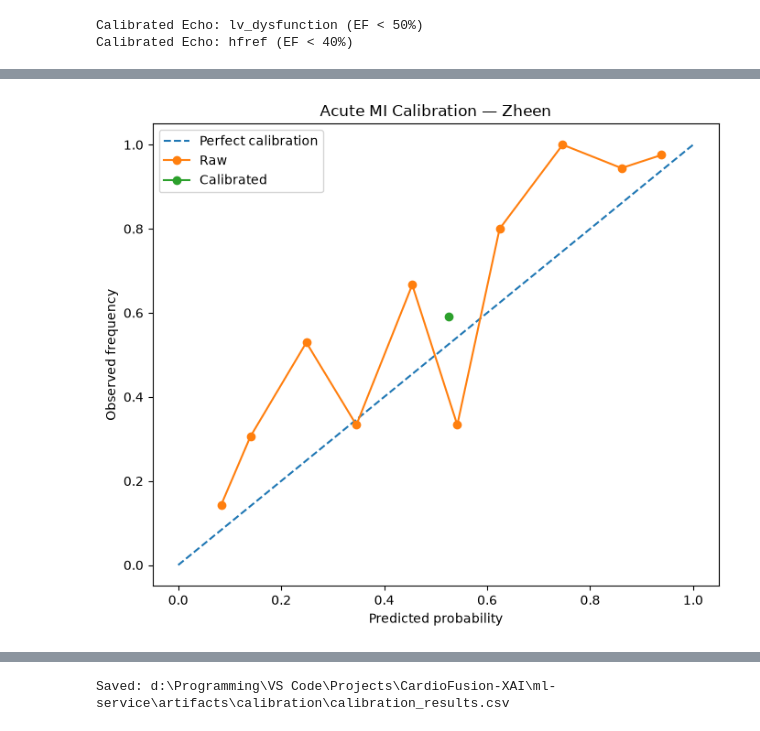
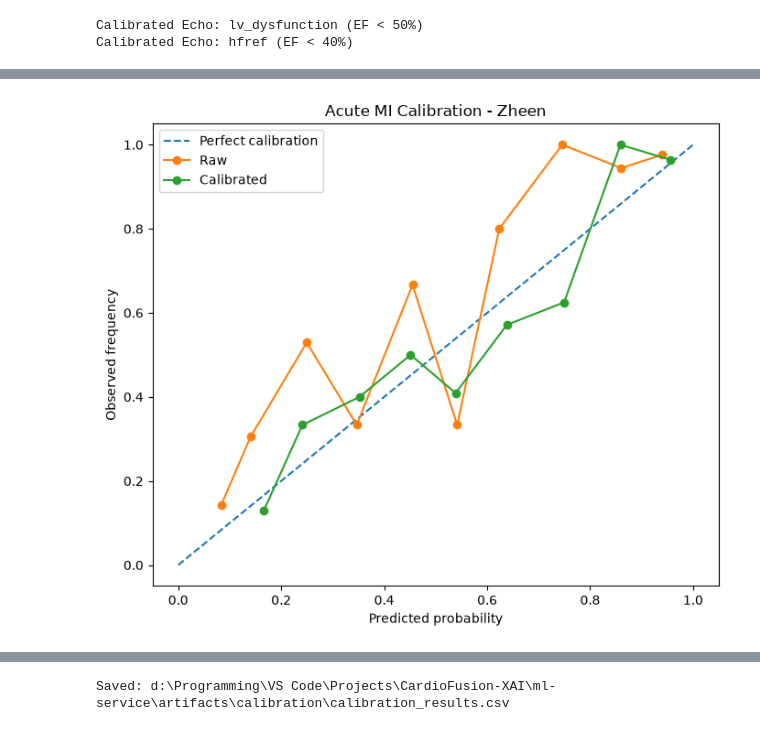
Before and after one commit to harshit2004h/CardioFusion-XAI, a Jupyter notebook: ml-service/notebooks/05_fusion/calibration.ipynb, the cells around one changed output, grey strips where cells are left out. Drawn from its saved outputs; the diff is of its cells as text; code cells hidden in the pictures.

```diff
--- a/ml-service/notebooks/05_fusion/calibration.ipynb
+++ b/ml-service/notebooks/05_fusion/calibration.ipynb
@@ -708,33 +683,43 @@ display(
 # %%
 from sklearn.calibration import calibration_curve
 
-subset = biomarker_val[
-    biomarker_val["dataset"]
-    == "zheen"
-].copy()
+required_columns = {
+    "dataset",
+    "target",
+    "true",
+    "prediction",
+}
 
-y_true = subset[
-    "true"
-].to_numpy()
-
-raw_prob = subset[
-    "acute_mi_prob"
-].to_numpy()
-
-calibrator_path = (
-    CALIBRATION_DIR
-    / "biomarker"
-    / "acute_mi.pkl"
+missing_columns = required_columns.difference(
+    biomarker_val.columns
 )
 
+if missing_columns:
+    raise ValueError(
+        "Biomarker validation predictions are missing columns: "
+        f"{sorted(missing_columns)}"
+    )
+
+subset = biomarker_val.loc[
+    (biomarker_val["dataset"] == "zheen")
+    & (biomarker_val["target"] == "acute_mi"),
+    ["true", "prediction"],
+].dropna()
+
+if subset.empty:
+    raise ValueError(
+        "No validation predictions found for zheen/acute_mi."
+    )
+
+y_true = subset["true"].to_numpy(dtype=int)
+raw_prob = subset["prediction"].to_numpy(dtype=float)
+
 calibrator = PlattCalibrator.load(
-    calibrator_path
+    acute_mi_calibrator_path
 )
 
-calibrated_prob = (
-    calibrator.predict_proba(
-        raw_prob
-    )
+calibrated_prob = calibrator.predict_proba(
+    raw_prob
 )
 
 raw_fraction, raw_mean = calibration_curve(
@@ -755,35 +740,35 @@ plt.figure(figsize=(7, 6))
 
 plt.plot(
     [0, 1],
     [0, 1],
     linestyle="--",
     label="Perfect calibration",
 )
 
 plt.plot(
     raw_mean,
     raw_fraction,
     marker="o",
     label="Raw",
 )
 
 plt.plot(
     cal_mean,
     cal_fraction,
     marker="o",
     label="Calibrated",
 )
 
 plt.xlabel("Predicted probability")
 plt.ylabel("Observed frequency")
-plt.title("Acute MI Calibration — Zheen")
+plt.title("Acute MI Calibration - Zheen")
 
 plt.legend()
 
 plt.tight_layout()
 plt.show()
 # %% [output]
-[figure, old version]
+[figure, new version]
 # %%
 calibration_tables = []
 
```
Also changed, not shown: parts of 11 cells of this notebook, 27 other files.
